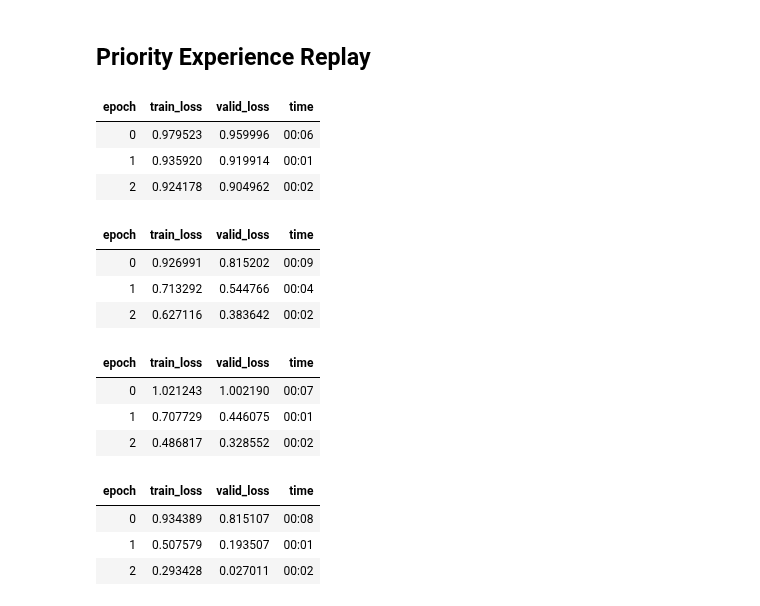
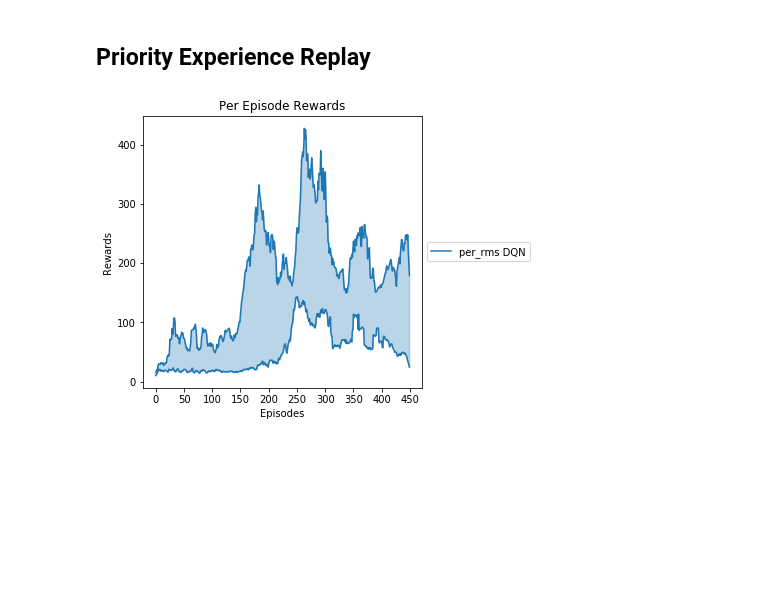
Before and after one commit to josiahls/fast-reinforcement-learning, a Jupyter notebook: docs_src/rl.agents.dqn.ipynb, the cells around one changed output. Cells and saved outputs as stored; diff of their text form; code cells hidden in the pictures; blank space fills up the shorter version.

```diff
--- a/docs_src/rl.agents.dqn.ipynb
+++ b/docs_src/rl.agents.dqn.ipynb
@@ -153,24 +136,12 @@ for i in range(4):
     learn = AgentLearner(data, model)
     learn.fit(450)
     interp = AgentInterpretation(learn, ds_type=DatasetType.Train)
-    interp.plot_rewards(cumulative=True, per_episode=True, group_name='per', no_show=True)
+    interp.plot_rewards(cumulative=True, per_episode=True, group_name='per_rms', no_show=True)
     per_group_interp.add_interpretation(interp)
     group_interp.to_pickle('data/dqn', 'dqn_per')
     data.close()
-# %% [output]
-| epoch | train_loss | valid_loss | time |
-| 0 | 0.979523 | 0.959996 | 00:06 |
-| 1 | 0.935920 | 0.919914 | 00:01 |
-| 2 | 0.924178 | 0.904962 | 00:02 |
-| epoch | train_loss | valid_loss | time |
-| 0 | 0.926991 | 0.815202 | 00:09 |
-| 1 | 0.713292 | 0.544766 | 00:04 |
-| 2 | 0.627116 | 0.383642 | 00:02 |
-| epoch | train_loss | valid_loss | time |
-| 0 | 1.021243 | 1.002190 | 00:07 |
-| 1 | 0.707729 | 0.446075 | 00:01 |
-| 2 | 0.486817 | 0.328552 | 00:02 |
-| epoch | train_loss | valid_loss | time |
-| 0 | 0.934389 | 0.815107 | 00:08 |
-| 1 | 0.507579 | 0.193507 | 00:01 |
-| 2 | 0.293428 | 0.027011 | 00:02 |
+# %%
+per_group_interp = GroupAgentInterpretation.from_pickle('data/dqn', 'dqn_per_rms')
+per_group_interp.plot_reward_bounds(per_episode=True, smooth_groups=10)
+# %% [output]
+[figure, added]
```
Also changed, not shown: parts of 5 cells of this notebook, 7 other files.
